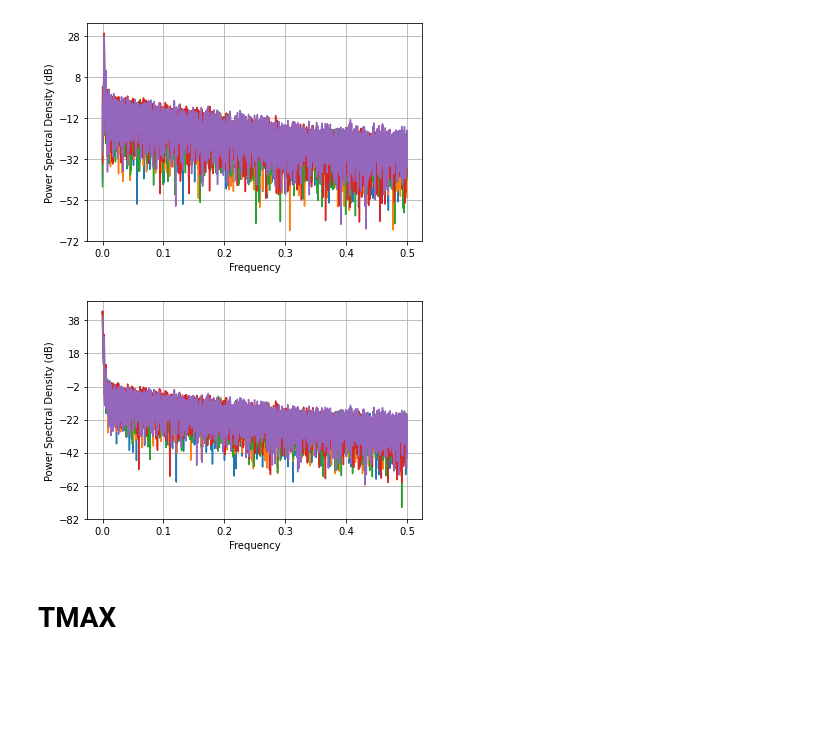
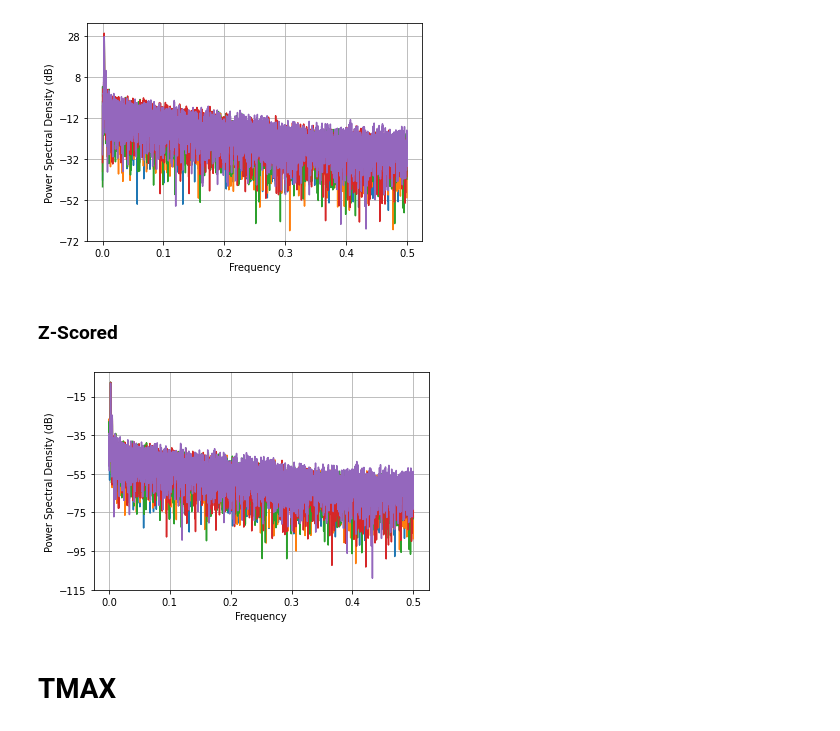
Before and after one commit to athena-ye/Historical-Data, a Jupyter notebook: Historical Data.ipynb, the cells around one changed output. Saved outputs shown, nothing was run; the diff lists cells and outputs as text; code cells hidden in the pictures; blank space fills up the shorter version.

```diff
--- a/Historical Data.ipynb
+++ b/Historical Data.ipynb
@@ -354,0 +269,15 @@ bawndmean = bcumulative.mean(axis=(0))
+# %%
+for x in range(len(dtawnd.columns)):
+    dtnonan = awndoverall[awndoverall.columns[x]]
+    dtnonan = dtnonan.interpolate('linear')
+    detrend = sig.detrend(dtnonan)
+    detrend = pd.DataFrame(detrend)
+    a,b = plt.psd(detrend, Fs = 1, scale_by_freq = False, NFFT = 2**14 )
+    if x == 0:
+        acumulative = a
+        bcumulative = b
+    else:
+        acumulative = np.vstack([acumulative, a])
+        bcumulative = np.vstack([bcumulative, b])
+dtaawnd = acumulative.mean(axis=(0))
+dtbawnd = bcumulative.mean(axis=(0))
@@ -406,0 +349,13 @@ plt.plot(avgoverall)
+# %%
+for x in range(len(avgoverall.columns)):
+    nonan = avgoverall[avgoverall.columns[x]]
+    nonan = nonan.interpolate('linear')
+    a,b = plt.psd(nonan, Fs = 1, scale_by_freq = False, NFFT = 2**14 )
+    if x == 0:
+        acumulative = a
+        bcumulative = b
+    else:
+        acumulative = np.vstack([acumulative, a])
+        bcumulative = np.vstack([bcumulative, b])
+amean = acumulative.mean(axis=(0))
+bmean = bcumulative.mean(axis=(0))
@@ -407,9 +366,12 @@ plt.plot(avgoverall)
 # %%
 dt = pd.DataFrame()
+zmean = pd.DataFrame()
 for x in range(len(avgoverall.columns)):
     dtnonan = avgoverall[avgoverall.columns[x]]
     dtnonan = dtnonan.interpolate('linear')
     detrend = sig.detrend(dtnonan)
     detrend = pd.DataFrame(detrend)
+    zscore = stat.zscore(detrend)
+    zscore = pd.DataFrame(zscore)
+    zmean = pd.concat([zmean, zscore], axis = 1)
     dt = pd.concat([dt, detrend], axis = 1)
-plt.plot(dt)
@@ -437,21 +392,25 @@ dtamean = acumulative.mean(axis=(0))
 dtbmean = bcumulative.mean(axis=(0))
 # %% [output]
 [figure]
+# %% [markdown]
+### Z-Scored
 # %%
 for x in range(len(avgoverall.columns)):
-    nonan = avgoverall[avgoverall.columns[x]]
-    nonan = nonan.interpolate('linear')
-    a,b = plt.psd(nonan, Fs = 1, scale_by_freq = False, NFFT = 2**14 )
+    znonan = avgoverall[avgoverall.columns[x]]
+    znonan = znonan.interpolate('linear')
+    zscore = stat.zscore(znonan)
+    zscore = pd.DataFrame(zscore)
+    a,b = plt.psd(zscore, Fs = 1, scale_by_freq = False, NFFT = 2**14 )
     if x == 0:
         acumulative = a
         bcumulative = b
     else:
         acumulative = np.vstack([acumulative, a])
         bcumulative = np.vstack([bcumulative, b])
-amean = acumulative.mean(axis=(0))
-bmean = bcumulative.mean(axis=(0))
+zamean = acumulative.mean(axis=(0))
+zbmean = bcumulative.mean(axis=(0))
 # %% [output]
-[figure, old version]
+[figure, new version]
 # %% [markdown]
 # TMAX
 # %%
```
Also changed, not shown: parts of 86 cells of this notebook, 5 other files.
